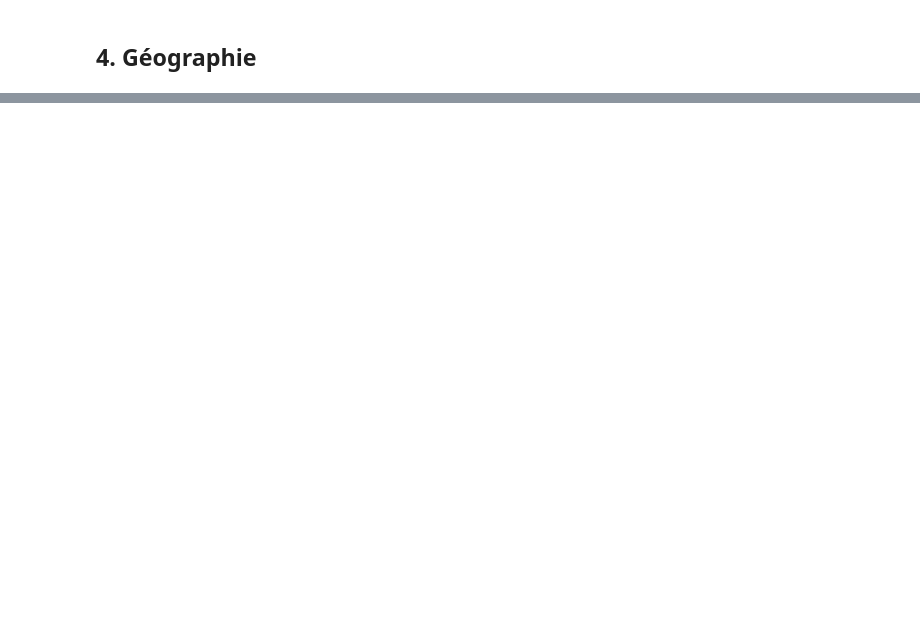
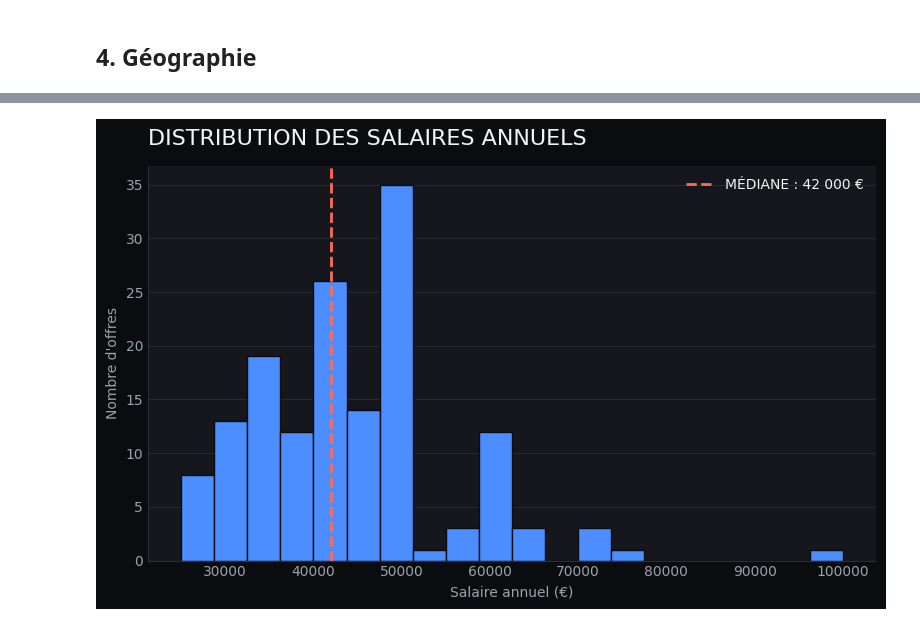
Before and after one commit to ricksan37/france_data_market, a Jupyter notebook: notebooks/01_exploration_marche.ipynb, the cells around one changed output, grey strips where cells are left out. Cells and saved outputs as stored; diff of their text form; code cells hidden in the pictures; blank space fills up the shorter version.

```diff
--- a/notebooks/01_exploration_marche.ipynb
+++ b/notebooks/01_exploration_marche.ipynb
@@ -271,0 +642,28 @@ print(','.join(codes))
+# %%
+df_salaires = con.execute("""
+select salaire_min
+from fct_offre
+where salaire_periode = 'annuel' and offre_id != '4933945'
+""").df()
+
+mediane = df_salaires['salaire_min'].median()
+
+fig, ax = plt.subplots(figsize=(8, 5))
+ax.hist(df_salaires['salaire_min'], bins=20, color=MM["blue"], edgecolor=MM["void"])
+ax.axvline(mediane, color=MM["vermilion"], linestyle='--', linewidth=2,
+           label=f"MÉDIANE : {mediane:,.0f} €".replace(",", " "))
+
+ax.set_title("DISTRIBUTION DES SALAIRES ANNUELS", fontsize=16,
+              color=MM["paper"], loc='left', pad=15)
+ax.set_xlabel("Salaire annuel (€)")
+ax.set_ylabel("Nombre d'offres")
+ax.spines[['top', 'right']].set_visible(False)
+ax.spines[['left', 'bottom']].set_color(MM["hairline"])
+ax.tick_params(length=0)
+ax.grid(axis='y', color=MM["hairline"], linewidth=0.6)
+ax.set_axisbelow(True)
+ax.legend(frameon=False, labelcolor=MM["paper"], fontsize=10)
+plt.tight_layout()
+plt.show()
+# %% [output]
+[figure, added]
```
Also changed, not shown: parts of 59 cells of this notebook.
